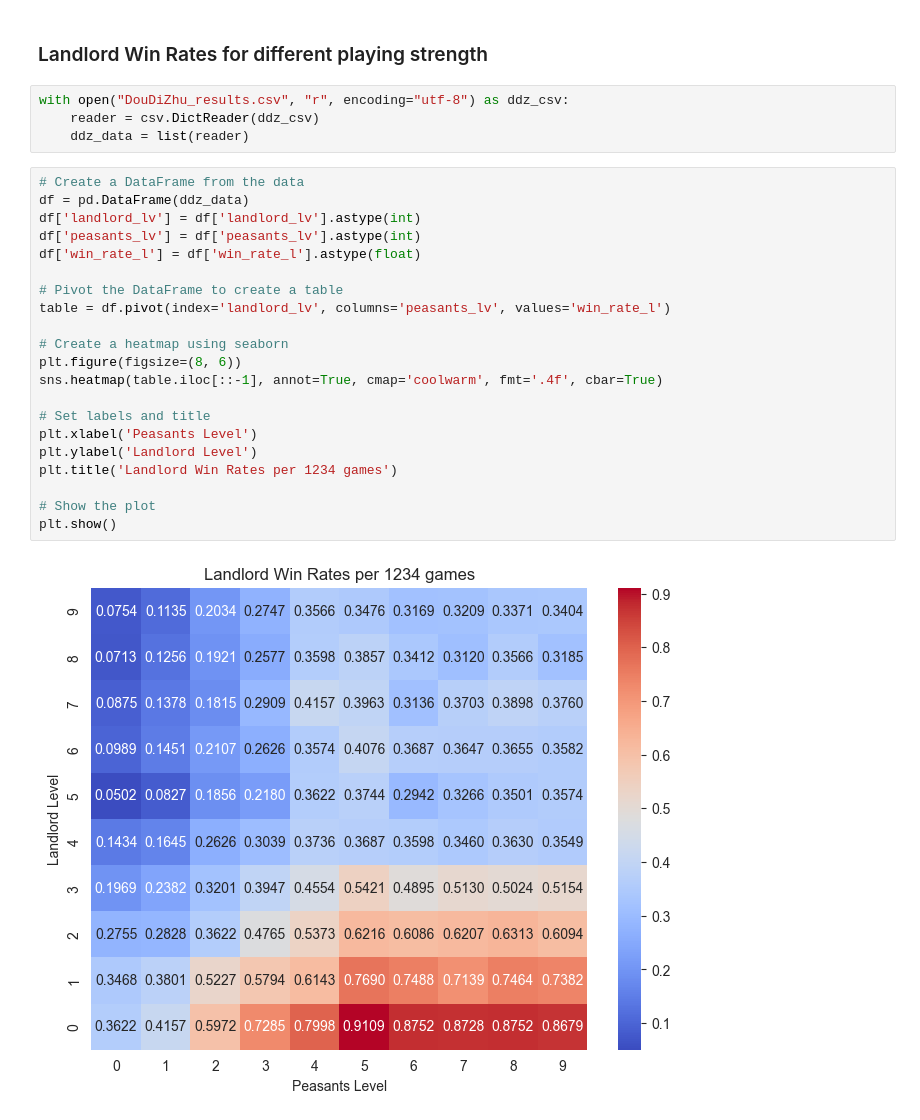
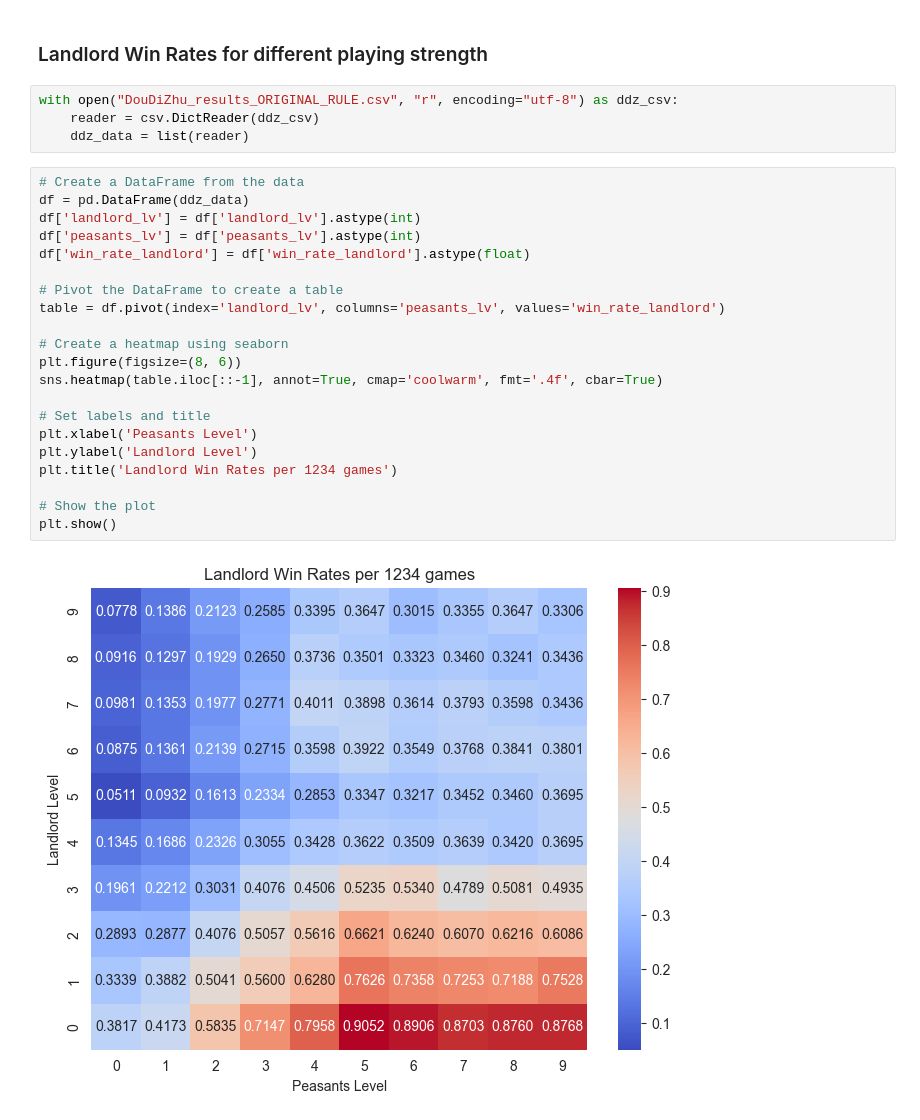
Before and after one commit to 50206richie/2023Fall_Projects, a Jupyter notebook: Result_Analysis.ipynb, the cells around one changed output. Saved outputs shown, nothing was run; the diff lists cells and outputs as text.

```diff
--- a/Result_Analysis.ipynb
+++ b/Result_Analysis.ipynb
@@ -33,29 +35,29 @@ Standard Deviation = 16.977518780269396
 # %% [markdown]
 ### Landlord Win Rates for different playing strength
 # %%
-with open("DouDiZhu_results.csv", "r", encoding="utf-8") as ddz_csv:
+with open("DouDiZhu_results_ORIGINAL_RULE.csv", "r", encoding="utf-8") as ddz_csv:
     reader = csv.DictReader(ddz_csv)
     ddz_data = list(reader)
 # %%
 # Create a DataFrame from the data
 df = pd.DataFrame(ddz_data)
 df['landlord_lv'] = df['landlord_lv'].astype(int)
 df['peasants_lv'] = df['peasants_lv'].astype(int)
-df['win_rate_l'] = df['win_rate_l'].astype(float)
+df['win_rate_landlord'] = df['win_rate_landlord'].astype(float)
 
 # Pivot the DataFrame to create a table
-table = df.pivot(index='landlord_lv', columns='peasants_lv', values='win_rate_l')
+table = df.pivot(index='landlord_lv', columns='peasants_lv', values='win_rate_landlord')
 
 # Create a heatmap using seaborn
 plt.figure(figsize=(8, 6))
 sns.heatmap(table.iloc[::-1], annot=True, cmap='coolwarm', fmt='.4f', cbar=True)
 
 # Set labels and title
 plt.xlabel('Peasants Level')
 plt.ylabel('Landlord Level')
 plt.title('Landlord Win Rates per 1234 games')
 
 # Show the plot
 plt.show()
 # %% [output]
-[figure, old version]
+[figure, new version]
```
Also changed, not shown: parts of 13 cells of this notebook, 6 other files.
